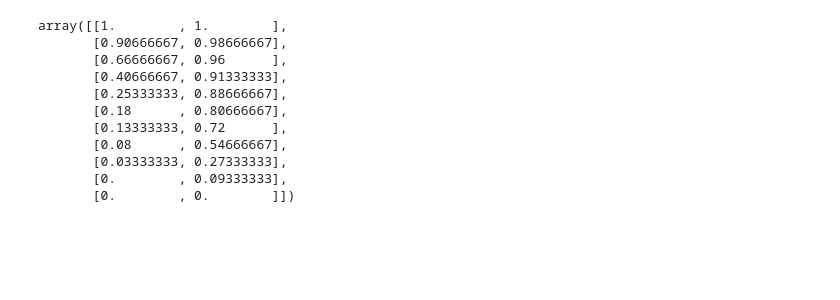
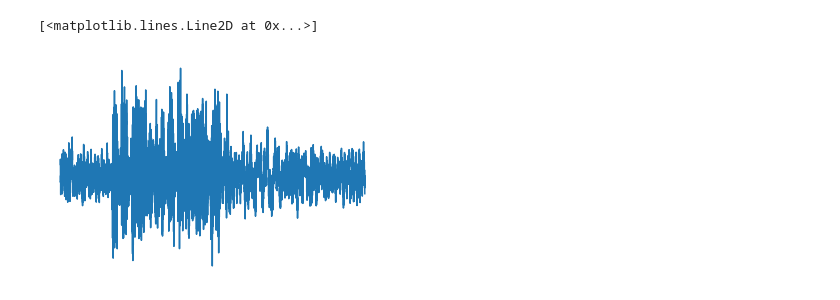
Before and after one commit to kayodeolaleye/keyword_localisation_speech, a Jupyter notebook: Cross_lingual_localisation/Untitled.ipynb, the cells around one changed output. Drawn from its saved outputs; the diff is of its cells as text; code cells hidden in the pictures; blank space fills up the shorter version.

```diff
--- a/Cross_lingual_localisation/Untitled.ipynb
+++ b/Cross_lingual_localisation/Untitled.ipynb
@@ -58,11 +0,0 @@ def roc_from_scratch(probabilities, y_test, partitions=100):
-# %%
-import matplotlib.pyplot as plt
-import seaborn as sns
-sns.set()
-plt.figure(figsize=(15,7))
-
-ROC = roc_from_scratch(prob_vector,y_test,partitions=10)
-plt.scatter(ROC[:,0],ROC[:,1],color='#0F9D58',s=100)
-plt.title('ROC Curve',fontsize=20)
-plt.xlabel('False Positive Rate',fontsize=16)
-plt.ylabel('True Positive Rate',fontsize=16)
@@ -72,14 +0,0 @@ Text(0, 0.5, 'True Positive Rate')
-# %%
-ROC
-# %% [output]
-array([[1.        , 1.        ],
-       [0.90666667, 0.98666667],
-       [0.66666667, 0.96      ],
-       [0.40666667, 0.91333333],
-       [0.25333333, 0.88666667],
-       [0.18      , 0.80666667],
-       [0.13333333, 0.72      ],
-       [0.08      , 0.54666667],
-       [0.03333333, 0.27333333],
-       [0.        , 0.09333333],
-       [0.        , 0.        ]])
@@ -85,0 +6,13 @@ array([[1.        , 1.        ],
+# %%
+y, sr = librosa.load("/home/kayode/data/Flickr8k_Yoruba_v6/flickr_audio_yoruba_test/S001_106490881_5a2dd9b7bd_0.wav")
+fig, ax = plt.subplots()
+ax.spines['top'].set_visible(False)
+ax.spines['right'].set_visible(False)
+ax.spines['bottom'].set_visible(False)
+ax.spines['left'].set_visible(False)
+ax.get_xaxis().set_ticks([])
+ax.get_yaxis().set_ticks([])
+plt.plot(y)
+# %% [output]
+[<matplotlib.lines.Line2D at 0x...>]
+[figure, added]
```
Also changed, not shown: parts of 20 cells of this notebook, 5 other files.
